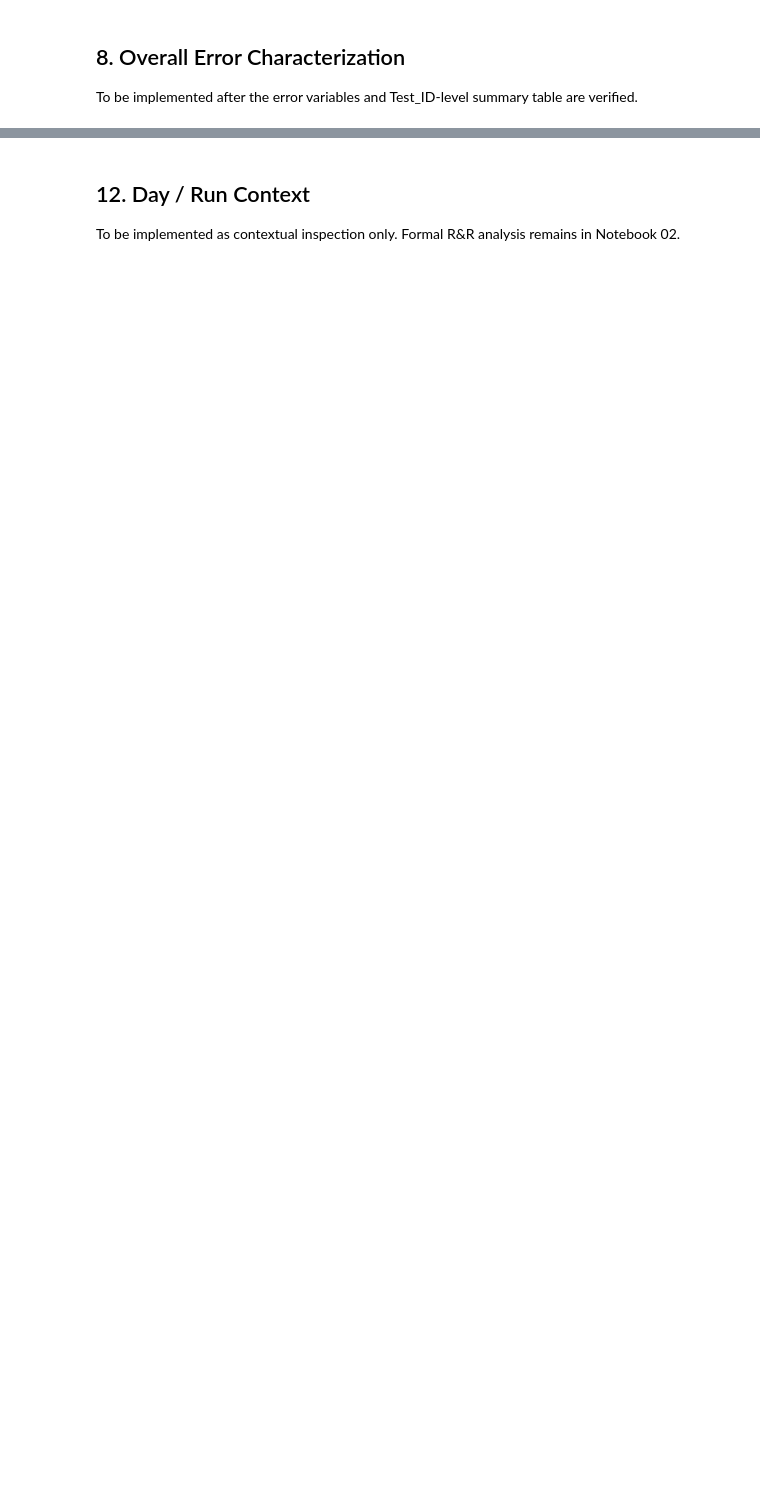
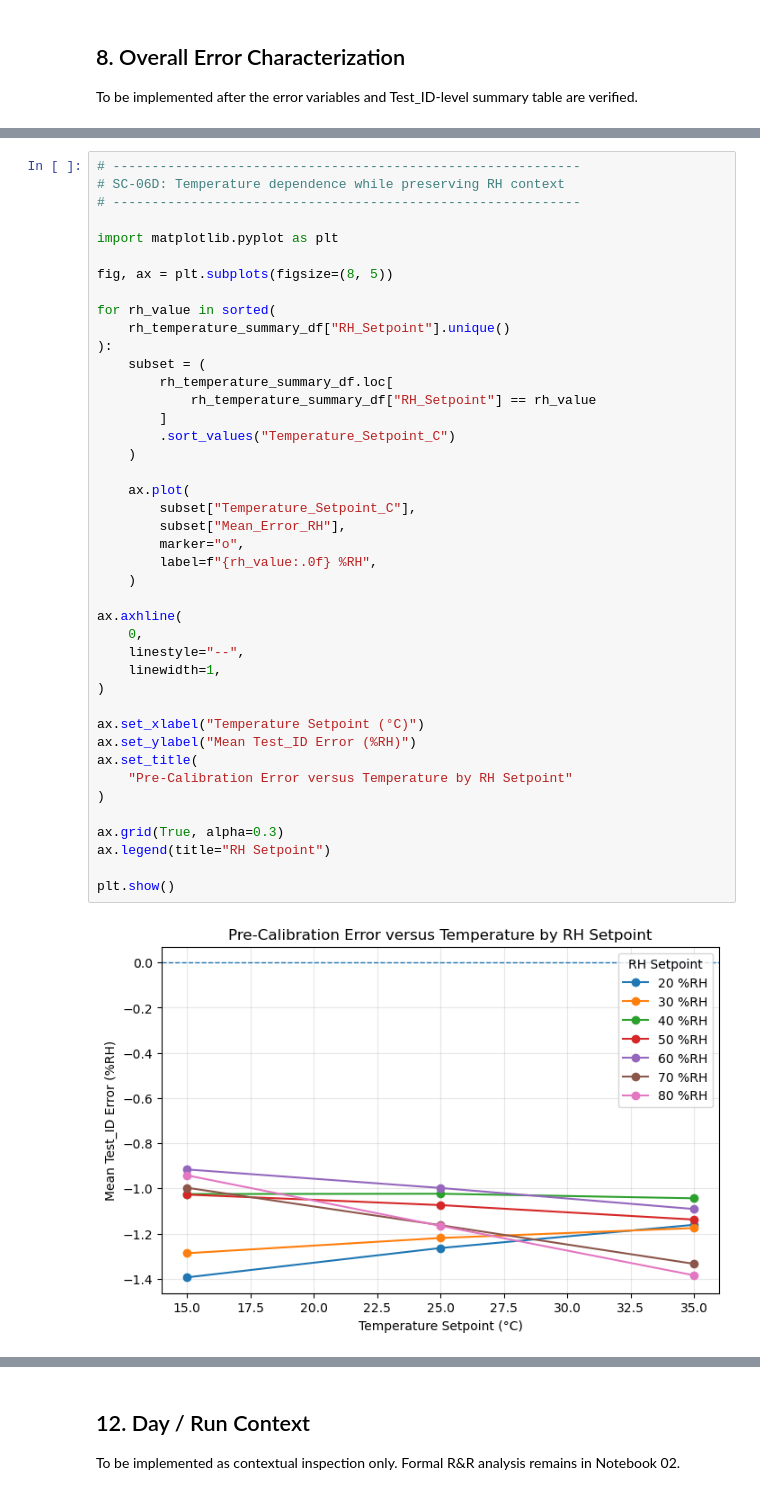
Before and after one commit to hmolhem/hvac-sensor-validation-metrology, a Jupyter notebook: notebooks/01_static_characterization.ipynb, the cells around one changed output, grey strips where cells are left out. Saved outputs shown, nothing was run; the diff lists cells and outputs as text; blank space fills up the shorter version.

```diff
--- a/notebooks/01_static_characterization.ipynb
+++ b/notebooks/01_static_characterization.ipynb
@@ -381,0 +1441,44 @@ To be implemented using matched Up/Down conditions.
+# %%
+# ------------------------------------------------------------
+# SC-06D: Temperature dependence while preserving RH context
+# ------------------------------------------------------------
+
+import matplotlib.pyplot as plt
+
+fig, ax = plt.subplots(figsize=(8, 5))
+
+for rh_value in sorted(
+    rh_temperature_summary_df["RH_Setpoint"].unique()
+):
+    subset = (
+        rh_temperature_summary_df.loc[
+            rh_temperature_summary_df["RH_Setpoint"] == rh_value
+        ]
+        .sort_values("Temperature_Setpoint_C")
+    )
+
+    ax.plot(
+        subset["Temperature_Setpoint_C"],
+        subset["Mean_Error_RH"],
+        marker="o",
+        label=f"{rh_value:.0f} %RH",
+    )
+
+ax.axhline(
+    0,
+    linestyle="--",
+    linewidth=1,
+)
+
+ax.set_xlabel("Temperature Setpoint (°C)")
+ax.set_ylabel("Mean Test_ID Error (%RH)")
+ax.set_title(
+    "Pre-Calibration Error versus Temperature by RH Setpoint"
+)
+
+ax.grid(True, alpha=0.3)
+ax.legend(title="RH Setpoint")
+
+plt.show()
+# %% [output]
+[figure, added]
```
Also changed, not shown: parts of 86 cells of this notebook.
